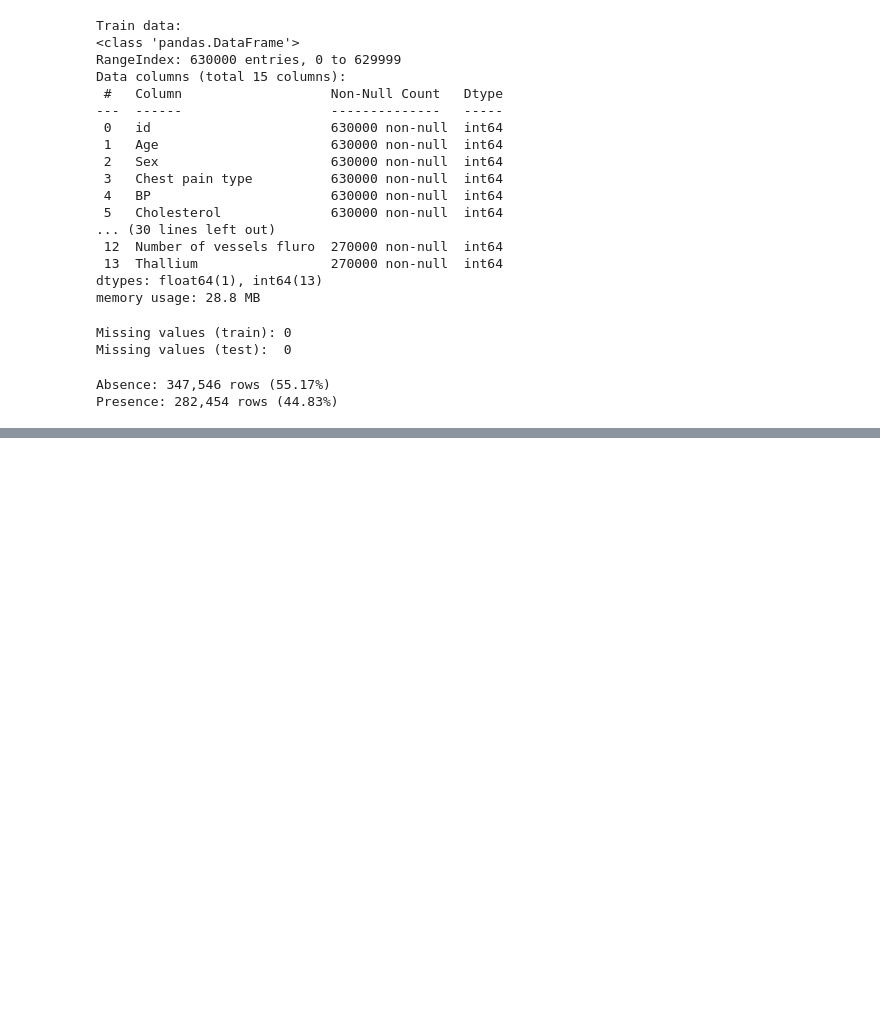
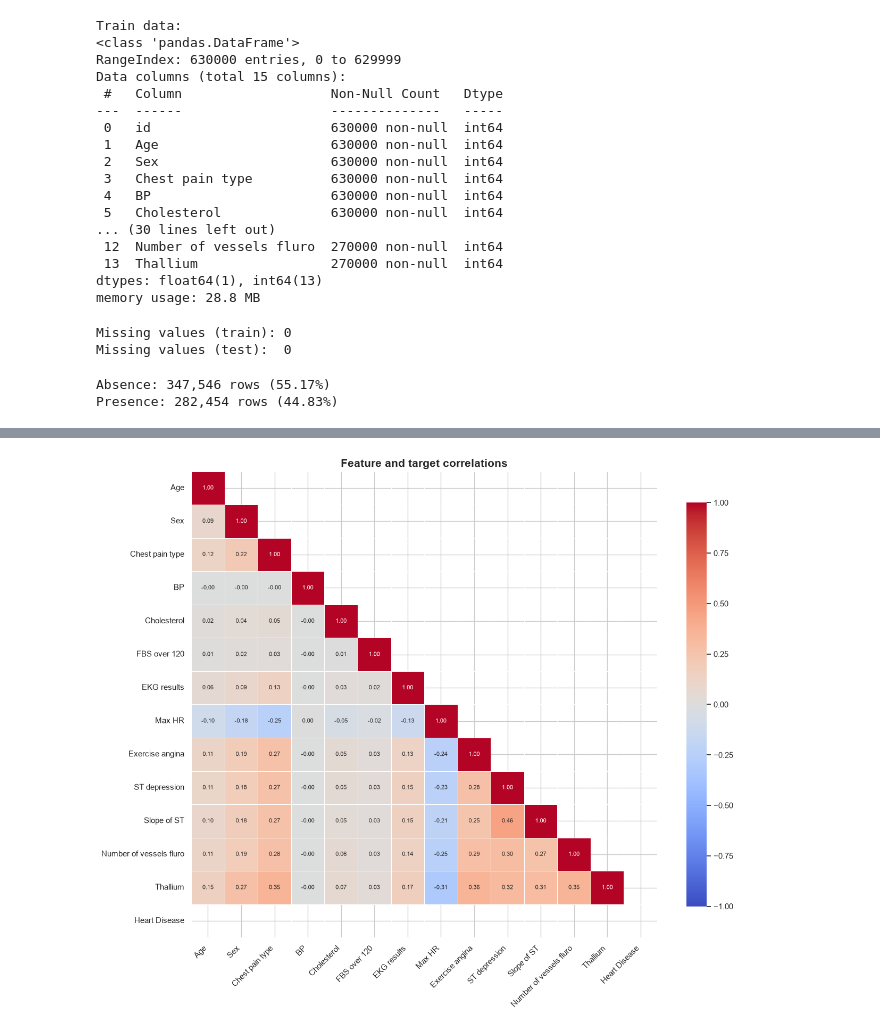
Before and after one commit to Lanes11/heart_disease_kaggle, a Jupyter notebook: main.ipynb, the cells around one changed output, grey strips where cells are left out. Saved outputs shown, nothing was run; the diff lists cells and outputs as text; code cells hidden in the pictures; blank space fills up the shorter version.

```diff
--- a/main.ipynb
+++ b/main.ipynb
@@ -200,3 +201,32 @@ Categorical features: ['Sex', 'Chest pain type', 'FBS over 120', 'EKG results',
+# %%
+correlation_data = train_df[feature_columns].copy()
+correlation_data[TARGET] = train_df[TARGET].map({'Absence': 0, 'Presence': 1})
+
+corr = correlation_data.corr(method='spearman')
+mask = np.triu(np.ones_like(corr, dtype=bool), k=1)
+
+plt.figure(figsize=(13, 11))
+sns.heatmap(
+    corr,
+    mask=mask,
+    annot=True,
+    fmt=".2f",
+    cmap="coolwarm",
+    vmin=-1,
+    vmax=1,
+    square=True,
+    linewidths=0.5,
+    cbar_kws={"shrink": 0.8},
+    annot_kws={"size": 8}
+)
+
+plt.title("Feature and target correlations", fontsize=15, weight="bold")
+plt.xticks(rotation=45, ha="right")
+plt.yticks(rotation=0)
+plt.tight_layout()
+plt.show()
+# %% [output]
+[figure, added]
 # %%
 X = pd.read_csv('datasets/train.csv')
 cat_features = ['Sex', 'Chest pain type', 'FBS over 120', 'EKG results', 'Exercise angina', 'Slope of ST',
```
Also changed, not shown: parts of 8 cells of this notebook, 1 other file.
